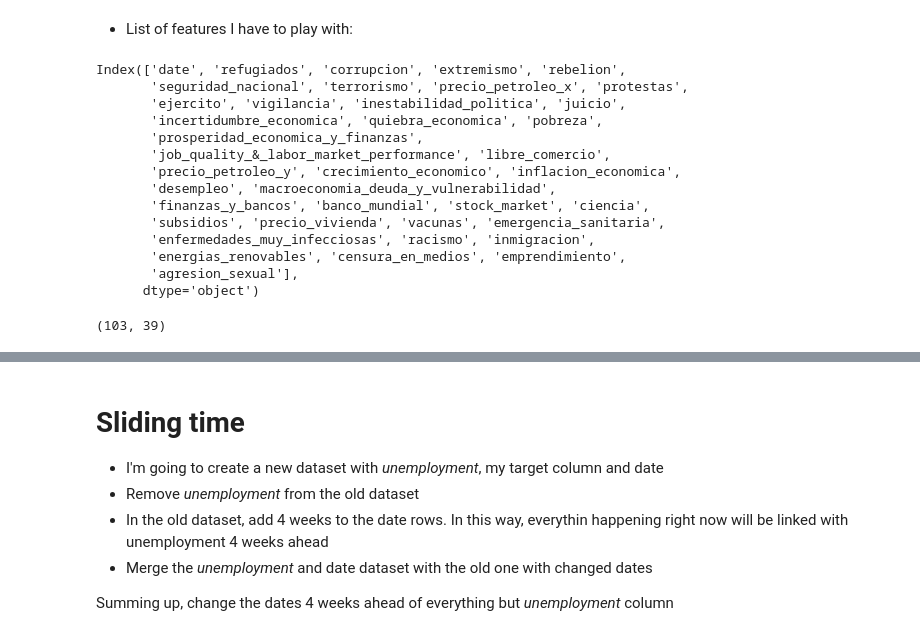
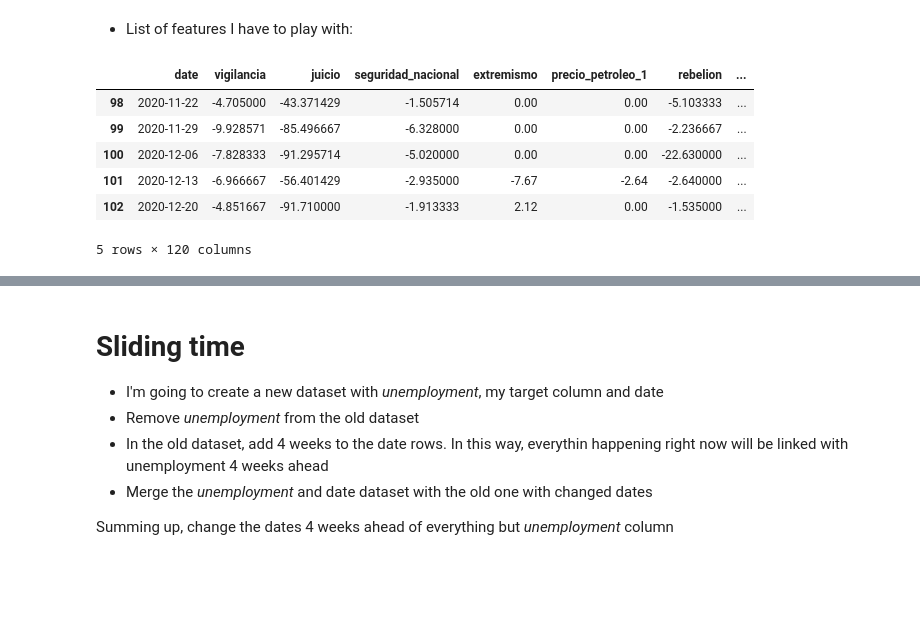
Before and after one commit to albertovpd/automated_ML_regression, a Jupyter notebook: testing.ipynb, the cells around one changed output, grey strips where cells are left out. Saved outputs shown, nothing was run; the diff lists cells and outputs as text; code cells hidden in the pictures; blank space fills up the shorter version.

```diff
--- a/testing.ipynb
+++ b/testing.ipynb
@@ -401,19 +423,12 @@ dataset=pd.read_csv("input/dataset_final.csv",index_col=[0])
 # %% [markdown]
 - List of features I have to play with:
 # %%
-dataset.columns
+dataset.tail()
 # %% [output]
+|  | date | vigilancia | juicio | seguridad_nacional | extremismo | precio_petroleo_1 | rebelion | ... |
+| 98 | 2020-11-22 | -4.705000 | -43.371429 | -1.505714 | 0.00 | 0.00 | -5.103333 | ... |
+| 99 | 2020-11-29 | -9.928571 | -85.496667 | -6.328000 | 0.00 | 0.00 | -2.236667 | ... |
+| 100 | 2020-12-06 | -7.828333 | -91.295714 | -5.020000 | 0.00 | 0.00 | -22.630000 | ... |
+| 101 | 2020-12-13 | -6.966667 | -56.401429 | -2.935000 | -7.67 | -2.64 | -2.640000 | ... |
+| 102 | 2020-12-20 | -4.851667 | -91.710000 | -1.913333 | 2.12 | 0.00 | -1.535000 | ... |
-Index(['date', 'refugiados', 'corrupcion', 'extremismo', 'rebelion',
-       'seguridad_nacional', 'terrorismo', 'precio_petroleo_x', 'protestas',
-       'ejercito', 'vigilancia', 'inestabilidad_politica', 'juicio',
-       'incertidumbre_economica', 'quiebra_economica', 'pobreza',
-       'prosperidad_economica_y_finanzas',
-       'job_quality_&_labor_market_performance', 'libre_comercio',
-       'precio_petroleo_y', 'crecimiento_economico', 'inflacion_economica',
-       'desempleo', 'macroeconomia_deuda_y_vulnerabilidad',
-       'finanzas_y_bancos', 'banco_mundial', 'stock_market', 'ciencia',
-       'subsidios', 'precio_vivienda', 'vacunas', 'emergencia_sanitaria',
-       'enfermedades_muy_infecciosas', 'racismo', 'inmigracion',
-       'energias_renovables', 'censura_en_medios', 'emprendimiento',
-       'agresion_sexual'],
-      dtype='object')
+5 rows × 120 columns
@@ -423,4 +434,0 @@ dataset.rename(columns={'desempleo_y':"unemployment"}, inplace=True)
-# %%
-dataset.shape
-# %% [output]
-(103, 39)
```
Also changed, not shown: parts of 36 cells of this notebook.
